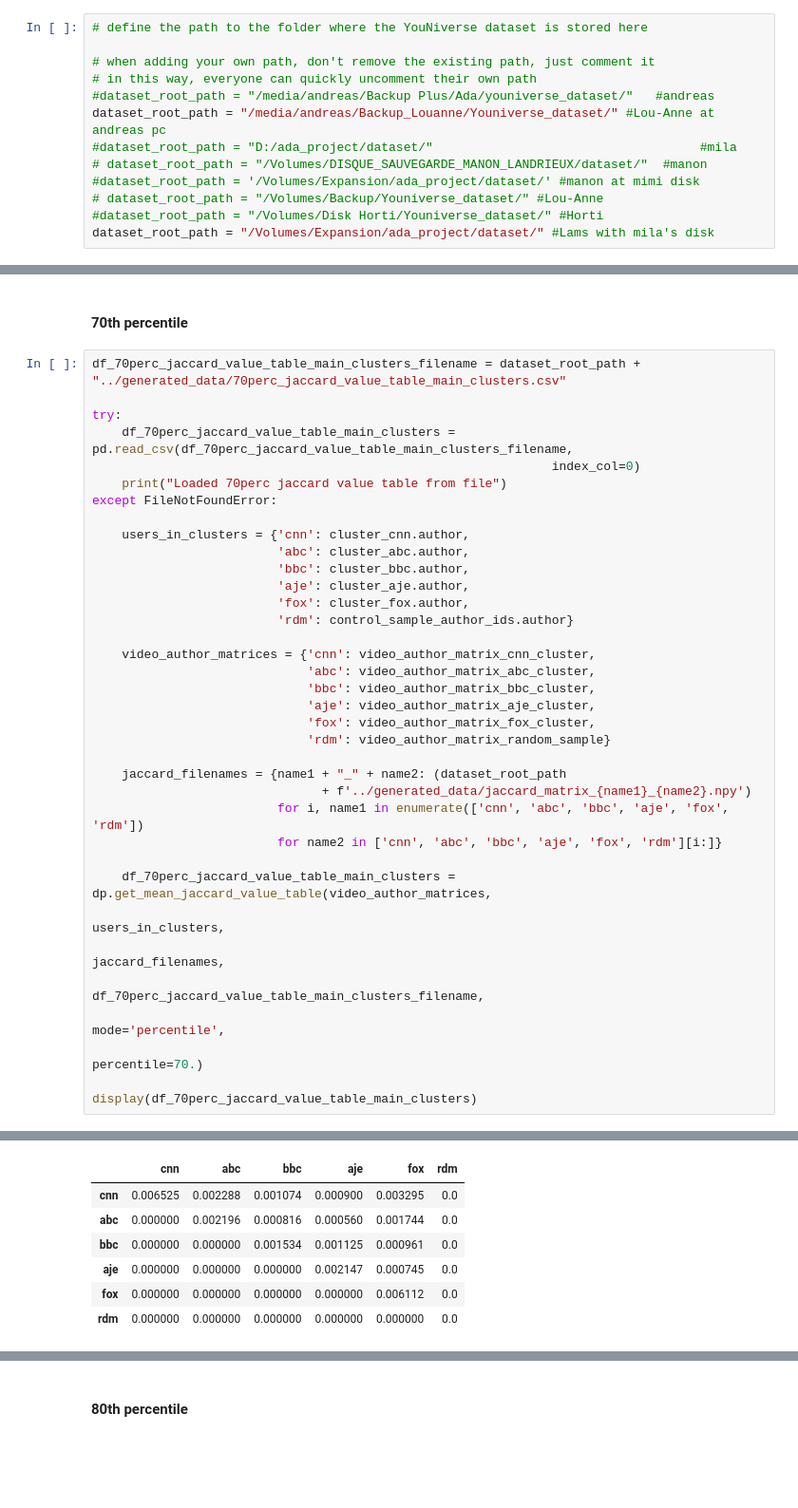
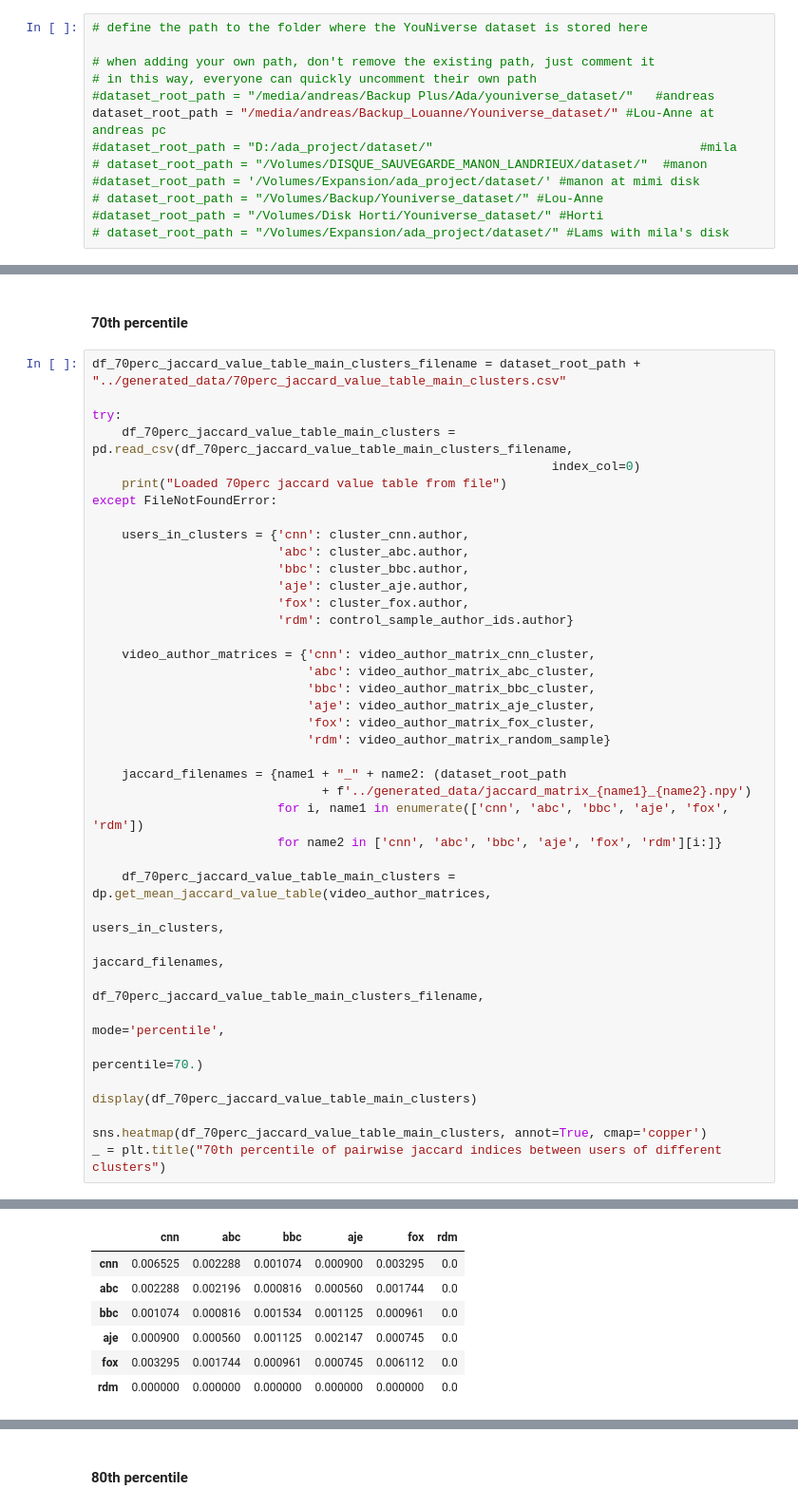
Before and after one commit to epfl-ada/ada-2024-project-thedataminions, a Jupyter notebook: results.ipynb, the cells around one changed output, grey strips where cells are left out. Shown at 95% size. Cells and saved outputs as stored; diff of their text form; blank space fills up the shorter version.

```diff
--- a/results.ipynb
+++ b/results.ipynb
@@ -39,7 +39,7 @@ dataset_root_path = "/media/andreas/Backup_Louanne/Youniverse_dataset/" #Lou-Ann
 #dataset_root_path = '/Volumes/Expansion/ada_project/dataset/' #manon at mimi disk
 # dataset_root_path = "/Volumes/Backup/Youniverse_dataset/" #Lou-Anne
 #dataset_root_path = "/Volumes/Disk Horti/Youniverse_dataset/" #Horti
-dataset_root_path = "/Volumes/Expansion/ada_project/dataset/" #Lams with mila's disk
+# dataset_root_path = "/Volumes/Expansion/ada_project/dataset/" #Lams with mila's disk
 # %% [markdown]
 # Part 1 : Data handling and filtering
 
@@ -2117,4 +2128,7 @@ except FileNotFoundError:
                                                                                   percentile=70.)
 
 display(df_70perc_jaccard_value_table_main_clusters)
+
+sns.heatmap(df_70perc_jaccard_value_table_main_clusters, annot=True, cmap='copper')
+_ = plt.title("70th percentile of pairwise jaccard indices between users of different clusters")
 # %% [output]
@@ -2138,7 +2136,7 @@ Generated and saved percentile jaccard index value table under /media/andreas/Ba
 |  | cnn | abc | bbc | aje | fox | rdm |
 | cnn | 0.006525 | 0.002288 | 0.001074 | 0.000900 | 0.003295 | 0.0 |
-| abc | 0.000000 | 0.002196 | 0.000816 | 0.000560 | 0.001744 | 0.0 |
-| bbc | 0.000000 | 0.000000 | 0.001534 | 0.001125 | 0.000961 | 0.0 |
-| aje | 0.000000 | 0.000000 | 0.000000 | 0.002147 | 0.000745 | 0.0 |
-| fox | 0.000000 | 0.000000 | 0.000000 | 0.000000 | 0.006112 | 0.0 |
+| abc | 0.002288 | 0.002196 | 0.000816 | 0.000560 | 0.001744 | 0.0 |
+| bbc | 0.001074 | 0.000816 | 0.001534 | 0.001125 | 0.000961 | 0.0 |
+| aje | 0.000900 | 0.000560 | 0.001125 | 0.002147 | 0.000745 | 0.0 |
+| fox | 0.003295 | 0.001744 | 0.000961 | 0.000745 | 0.006112 | 0.0 |
 | rdm | 0.000000 | 0.000000 | 0.000000 | 0.000000 | 0.000000 | 0.0 |
```
Also changed, not shown: parts of 30 cells of this notebook, 1 other file.
